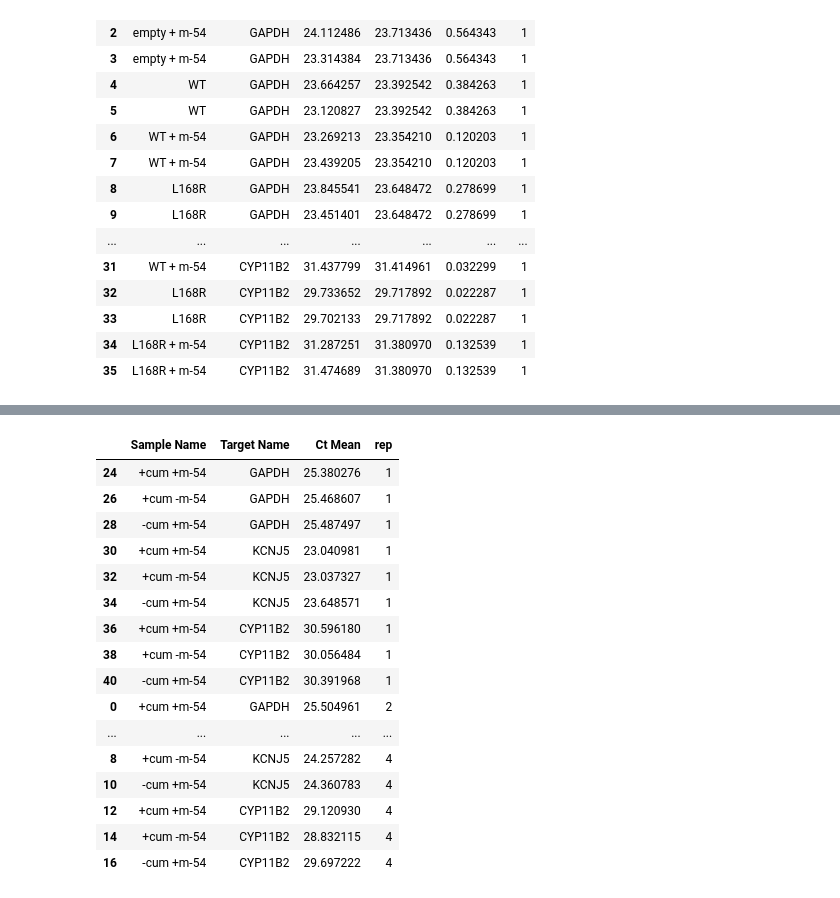
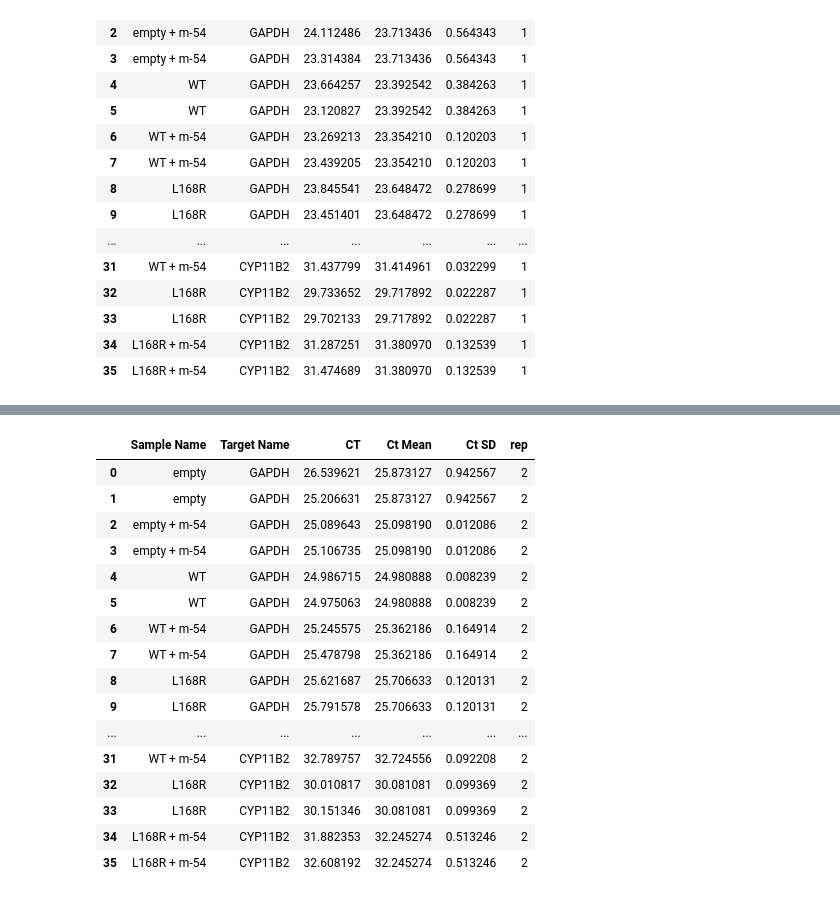
Before and after one commit to Sanas-m/molecule-54, a Jupyter notebook: WT-L168R/results/WT-L168R_all-replicates.ipynb, the cells around one changed output, grey strips where cells are left out. Drawn from its saved outputs; the diff is of its cells as text; code cells hidden in the pictures.

```diff
--- a/WT-L168R/results/WT-L168R_all-replicates.ipynb
+++ b/WT-L168R/results/WT-L168R_all-replicates.ipynb
@@ -122,26 +42,31 @@ merged_cum_mol
-# %%
-cum_mol_dedupl = merged_cum_mol.drop(columns=['CT', 'Ct SD']).drop_duplicates() \
-                               .replace('\+ m-54', '+m-54', regex = True) \
-                               .replace('\- m-54', '-m-54', regex = True) \
-                               .replace('\+ cum', '+cum', regex = True) \
-                               .replace('\- cum', '-cum', regex = True)
-
-cum_mol_dedupl
-# %% [output]
-|  | Sample Name | Target Name | Ct Mean | rep |
-| 24 | +cum +m-54 | GAPDH | 25.380276 | 1 |
-| 26 | +cum -m-54 | GAPDH | 25.468607 | 1 |
-| 28 | -cum +m-54 | GAPDH | 25.487497 | 1 |
-| 30 | +cum +m-54 | KCNJ5 | 23.040981 | 1 |
-| 32 | +cum -m-54 | KCNJ5 | 23.037327 | 1 |
-| 34 | -cum +m-54 | KCNJ5 | 23.648571 | 1 |
-| 36 | +cum +m-54 | CYP11B2 | 30.596180 | 1 |
-| 38 | +cum -m-54 | CYP11B2 | 30.056484 | 1 |
-| 40 | -cum +m-54 | CYP11B2 | 30.391968 | 1 |
-| 0 | +cum +m-54 | GAPDH | 25.504961 | 2 |
-| ... | ... | ... | ... | ... |
-| 8 | +cum -m-54 | KCNJ5 | 24.257282 | 4 |
-| 10 | -cum +m-54 | KCNJ5 | 24.360783 | 4 |
-| 12 | +cum +m-54 | CYP11B2 | 29.120930 | 4 |
-| 14 | +cum -m-54 | CYP11B2 | 28.832115 | 4 |
-| 16 | -cum +m-54 | CYP11B2 | 29.697222 | 4 |
+# %%
+rawDataSet_2 = pd.read_excel(r'../resources/beta_R1.xls', sheet_name = 'Results', header = 50, decimal = ",")
+
+WT_L168R_2 = rawDataSet_2.drop(columns = ['Well', 'Well Position', 'Omit', 'Task', 'Reporter', 'Quencher', 'Quantity', \
+                                    'Quantity Mean', 'Quantity SD', 'RQ', 'RQ Min', 'RQ Max', 'Delta Ct', 'Delta Ct Mean', \
+                                     'Delta Ct SD', 'Delta Ct SE', 'Delta Delta Ct', 'Automatic Ct Threshold', \
+                                     'Ct Threshold', 'Automatic Baseline', 'Baseline Start', \
+                                    'Baseline End', 'Amp Status', 'Comments', 'Cq Conf', 'CQCONF', 'EXPFAIL' , 'HIGHSD'])
+
+WT_L168R_2['rep'] = '2'
+WT_L168R_2 = WT_L168R_2[WT_L168R_2['Sample Name'].str.contains('rep')== False ]
+WT_L168R_2 = WT_L168R_2.dropna(axis = 0)
+WT_L168R_2
+# %% [output]
+|  | Sample Name | Target Name | CT | Ct Mean | Ct SD | rep |
+| 0 | empty | GAPDH | 26.539621 | 25.873127 | 0.942567 | 2 |
+| 1 | empty | GAPDH | 25.206631 | 25.873127 | 0.942567 | 2 |
+| 2 | empty + m-54 | GAPDH | 25.089643 | 25.098190 | 0.012086 | 2 |
+| 3 | empty + m-54 | GAPDH | 25.106735 | 25.098190 | 0.012086 | 2 |
+| 4 | WT | GAPDH | 24.986715 | 24.980888 | 0.008239 | 2 |
+| 5 | WT | GAPDH | 24.975063 | 24.980888 | 0.008239 | 2 |
+| 6 | WT + m-54 | GAPDH | 25.245575 | 25.362186 | 0.164914 | 2 |
+| 7 | WT + m-54 | GAPDH | 25.478798 | 25.362186 | 0.164914 | 2 |
+| 8 | L168R | GAPDH | 25.621687 | 25.706633 | 0.120131 | 2 |
+| 9 | L168R | GAPDH | 25.791578 | 25.706633 | 0.120131 | 2 |
+| ... | ... | ... | ... | ... | ... | ... |
+| 31 | WT + m-54 | CYP11B2 | 32.789757 | 32.724556 | 0.092208 | 2 |
+| 32 | L168R | CYP11B2 | 30.010817 | 30.081081 | 0.099369 | 2 |
+| 33 | L168R | CYP11B2 | 30.151346 | 30.081081 | 0.099369 | 2 |
+| 34 | L168R + m-54 | CYP11B2 | 31.882353 | 32.245274 | 0.513246 | 2 |
+| 35 | L168R + m-54 | CYP11B2 | 32.608192 | 32.245274 | 0.513246 | 2 |
```
Also changed, not shown: parts of 14 cells of this notebook, 5 other files.
